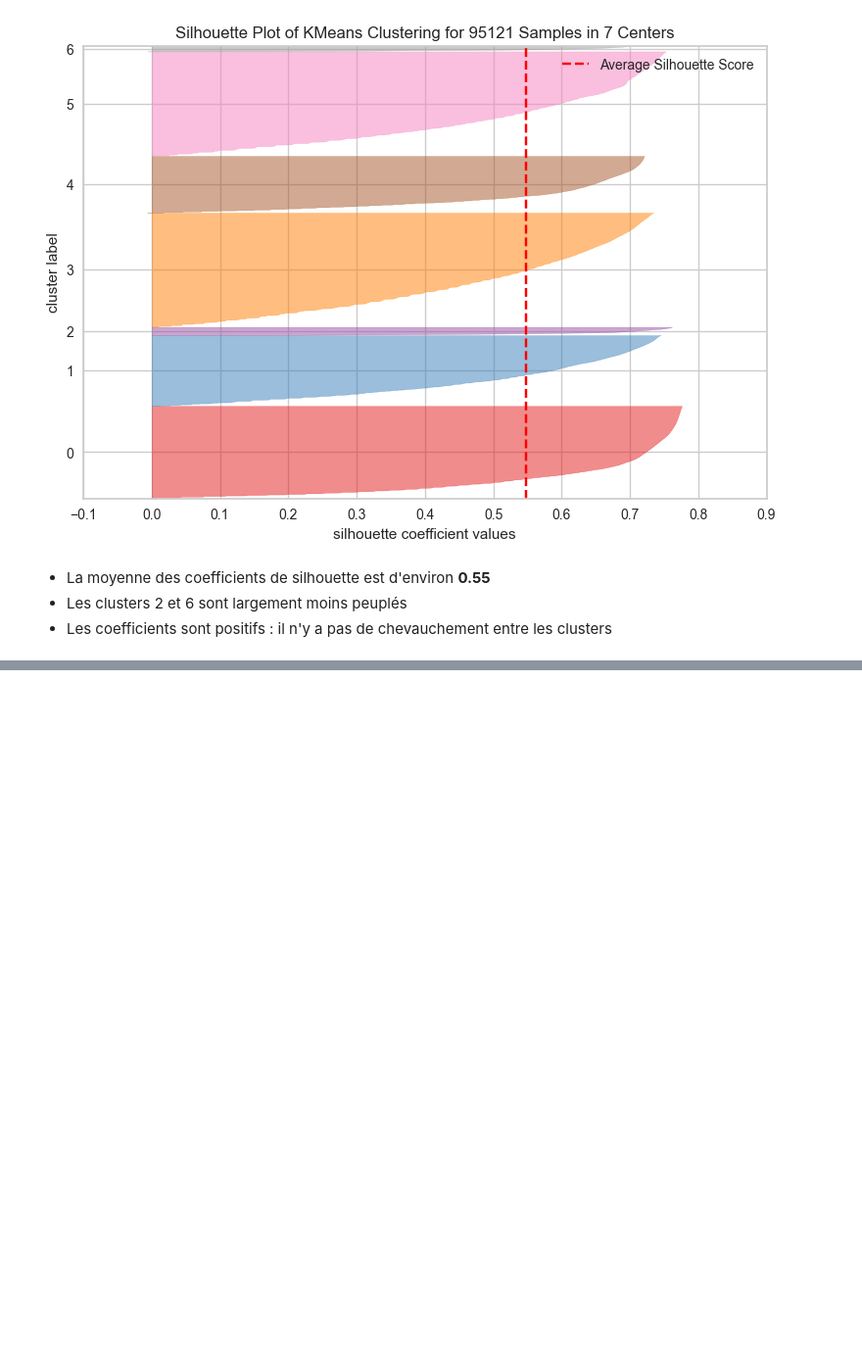
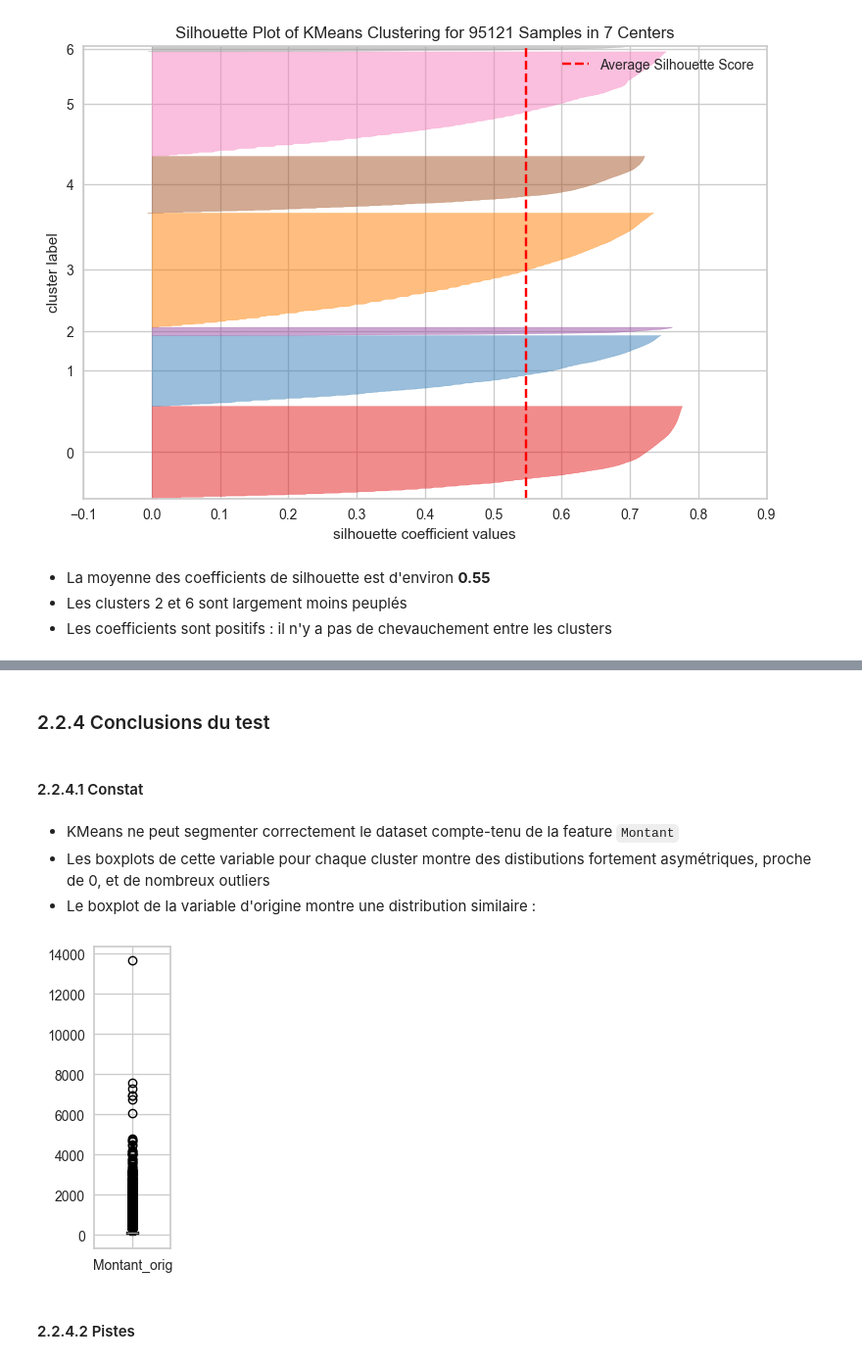
Before and after one commit to Christophe-Aballea/OC_projet5_Segmentez_des_clients_d_un_site_ecommerce, a Jupyter notebook: P05_Notebook3_Tests_modeles_clustering.ipynb, the cells around one changed output, grey strips where cells are left out. Shown at 98% size. Cells and saved outputs as stored; diff of their text form; code cells hidden in the pictures; blank space fills up the shorter version.

```diff
--- a/P05_Notebook3_Tests_modeles_clustering.ipynb
+++ b/P05_Notebook3_Tests_modeles_clustering.ipynb
@@ -337,0 +420,15 @@ visualizer.finalize()
+# %% [markdown]
+### 2.2.4 Conclusions du test
+# %% [markdown]
+#### 2.2.4.1 Constat
+# %% [markdown]
+* KMeans ne peut segmenter correctement le dataset compte-tenu de la feature `Montant`
+* Les boxplots de cette variable pour chaque cluster montre des distibutions fortement asymétriques, proche de 0, et de nombreux outliers
+* Le boxplot de la variable d'origine montre une distribution similaire :
+# %%
+# Distribution `Montant_orig`
+boxplot = df_features.boxplot(column='Montant_orig', grid=True, figsize=(1, 4))
+# %% [output]
+[figure, added]
+# %% [markdown]
+#### 2.2.4.2 Pistes
```
Also changed, not shown: parts of 15 cells of this notebook, 1 other file.
